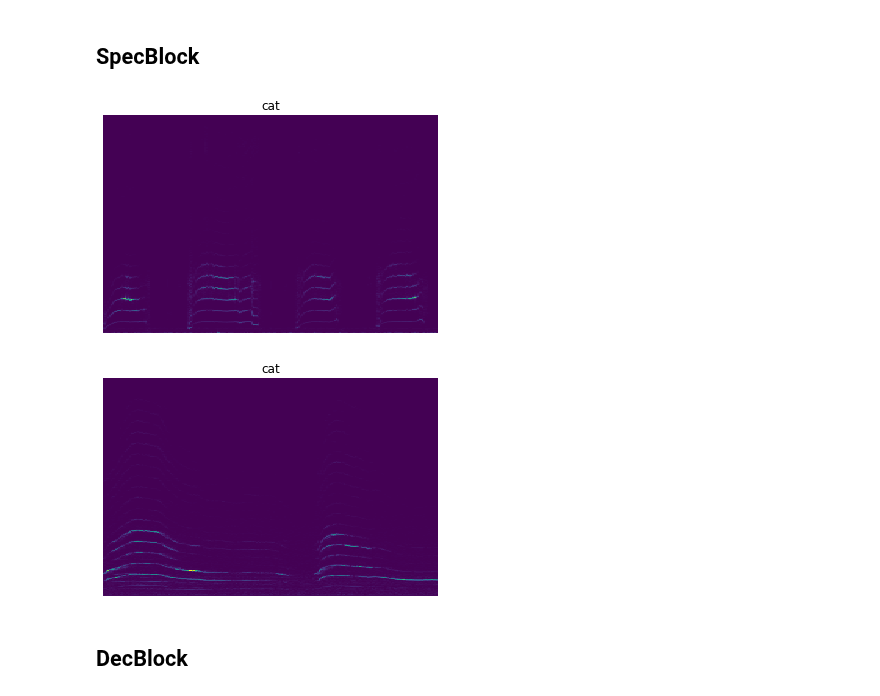
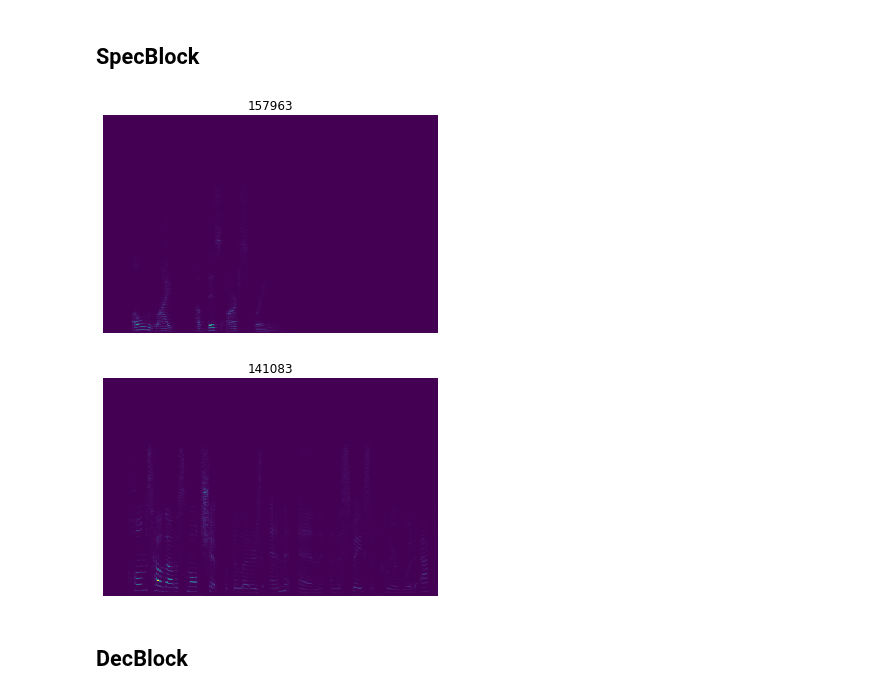
Before and after one commit to holyfiddlex/Speech-Separation, a Jupyter notebook: nbdev/03_data.ipynb, the cells around one changed output. Saved outputs shown, nothing was run; the diff lists cells and outputs as text; code cells hidden in the pictures.

```diff
--- a/nbdev/03_data.ipynb
+++ b/nbdev/03_data.ipynb
@@ -40,11 +41,17 @@ dbunch.show_batch()
 # %% [markdown]
 ## SpecBlock
-# %%
-dbunch = data.databunch(fn, item_tfms=(Resample(22048), Clip(5), Spectify(), PhaseManager()), bs=2)
-
-dbunch.show_batch()
-# %% [output]
-[figure, removed]
-[figure, removed]
+# %%
+data = DataBlock(blocks=(AudioBlock(AudioMono), CategoryBlock),
+                  get_items=get_audio_files,
+                  splitter=RandomSplitter(),
+                  get_y=parent_label,
+                  item_tfms=(Resample(22048), Clip(5), Spectify(), PhaseManager()))
+# %%
+dls = data.dataloaders(fn, bs=2)
+
+dls.show_batch()
+# %% [output]
+[figure, added]
+[figure, added]
 # %% [markdown]
 ## DecBlock
```
Also changed, not shown: parts of 15 cells of this notebook, 7 other files.
